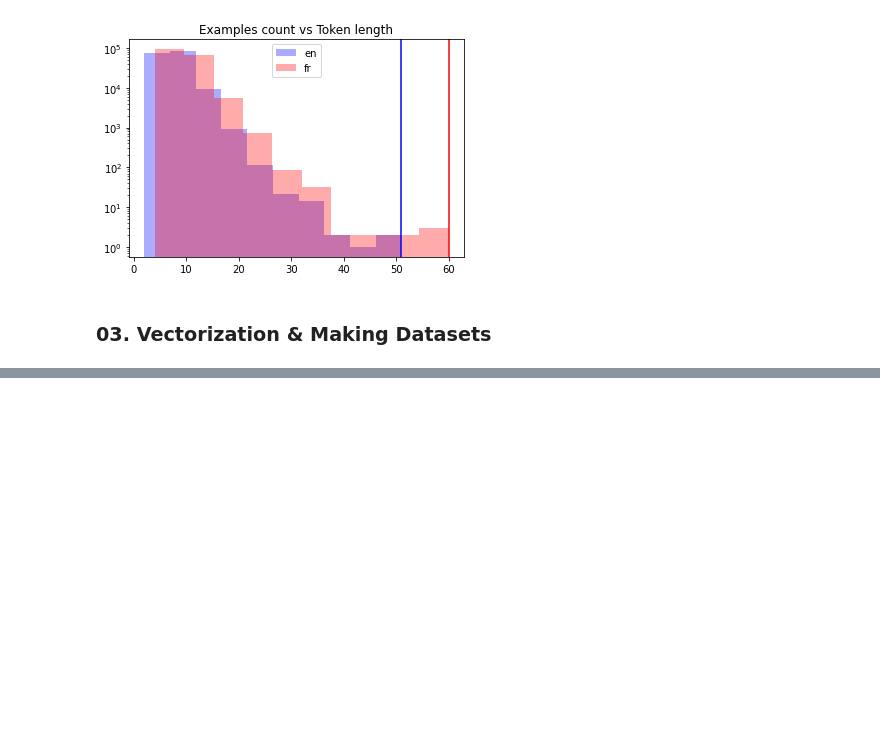
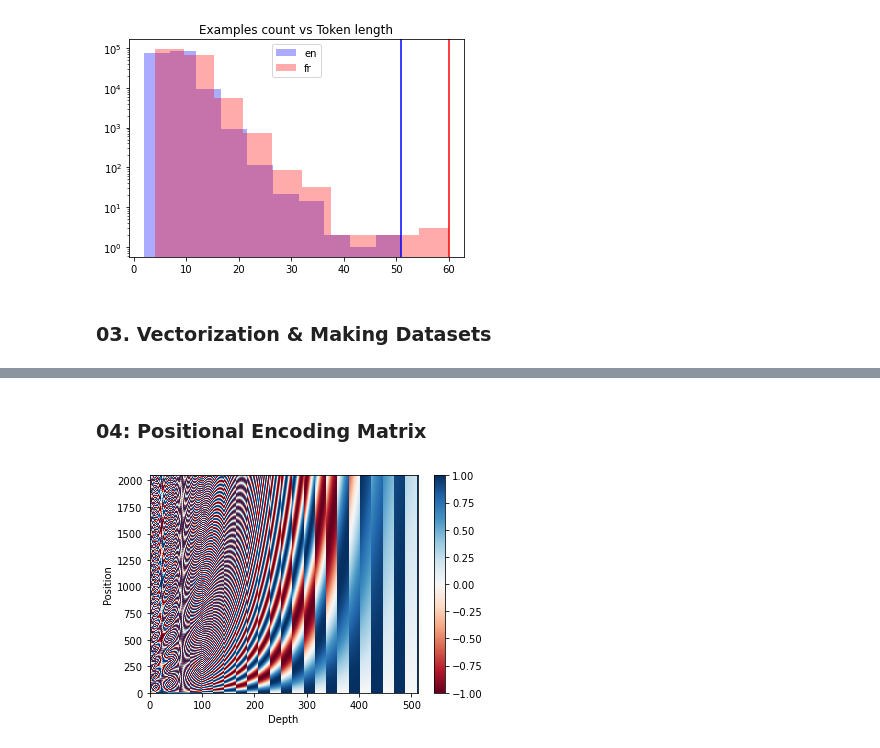
Before and after one commit to Manny-97/Transformer-Model-With-Attention, a Jupyter notebook: transformer.ipynb, the cells around one changed output, grey strips where cells are left out. Cells and saved outputs as stored; diff of their text form; code cells hidden in the pictures; blank space fills up the shorter version.

```diff
--- a/transformer.ipynb
+++ b/transformer.ipynb
@@ -96,0 +221,32 @@ plt.show()
+# %% [markdown]
+### 04: Positional Encoding Matrix
+# %%
+def pos_enc_matrix(L, d, n=10000):
+    """Create positional encoding matrix
+
+    """
+    assert d % 2 == 0, "Output dimension needs to be an even integer"
+    d2 = d//2
+    P = np.zeros((L, d))
+    k = np.arange(L).reshape(-1, 1)
+    i = np.arange(d2).reshape(1, -1)
+    denom = np.power(n, -i/d2)
+    args = k * denom
+    P[:, ::2] = np.sin(args)
+    P[:, 1::2] = np.cos(args)
+    return P
+
+
+# Plot the positional encoding matrix
+pos_matrix = pos_enc_matrix(L=2048, d=512)
+assert pos_matrix.shape == (2048, 512)
+plt.pcolormesh(pos_matrix, cmap='RdBu')
+plt.xlabel('Depth')
+plt.ylabel('Position')
+plt.colorbar()
+plt.show()
+
+with open("posenc-2048-512.pickle", "wb") as fp:
+    pickle.dump(pos_matrix, fp)
+# %% [output]
+[figure, added]
```
Also changed, not shown: parts of 28 cells of this notebook.
